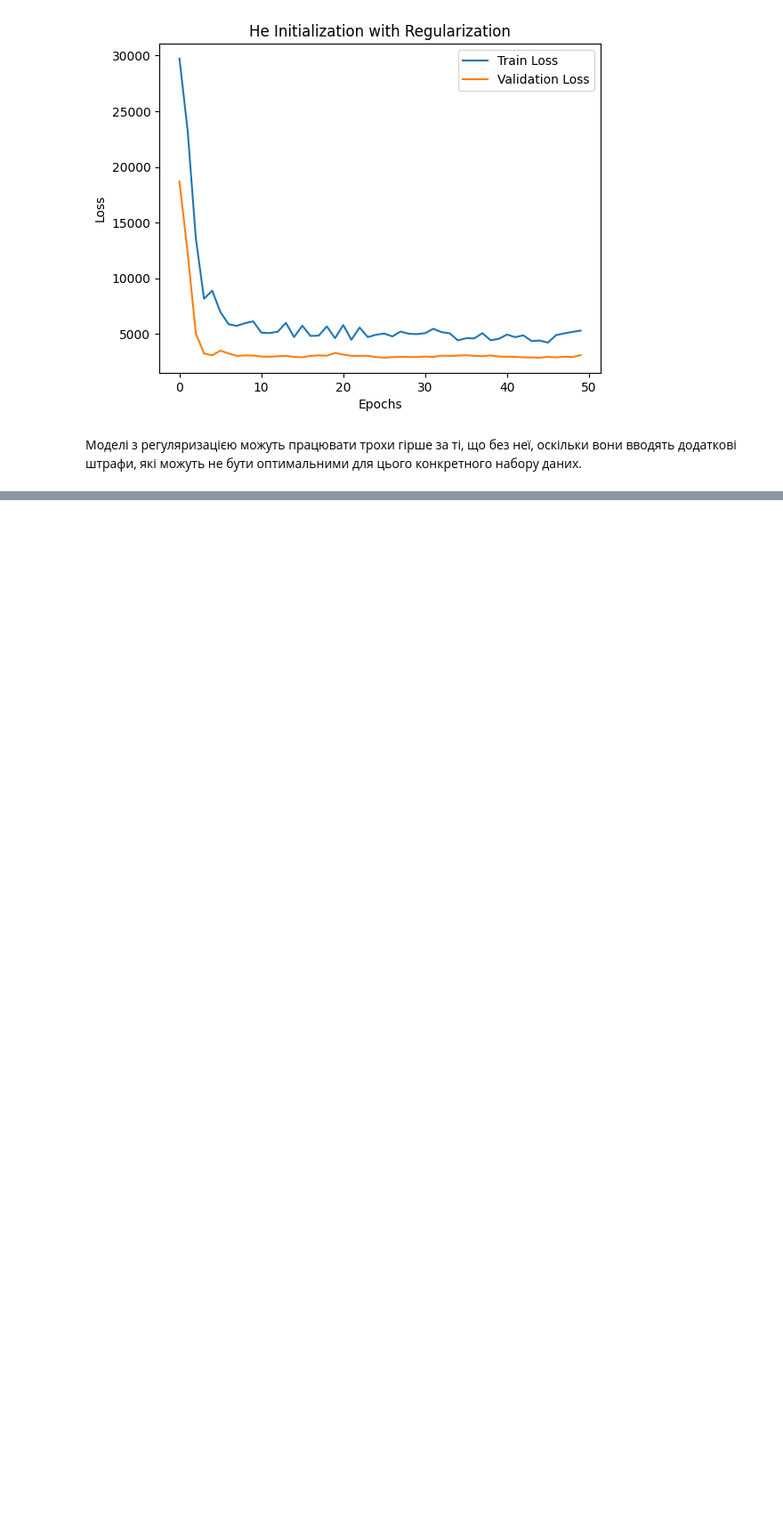
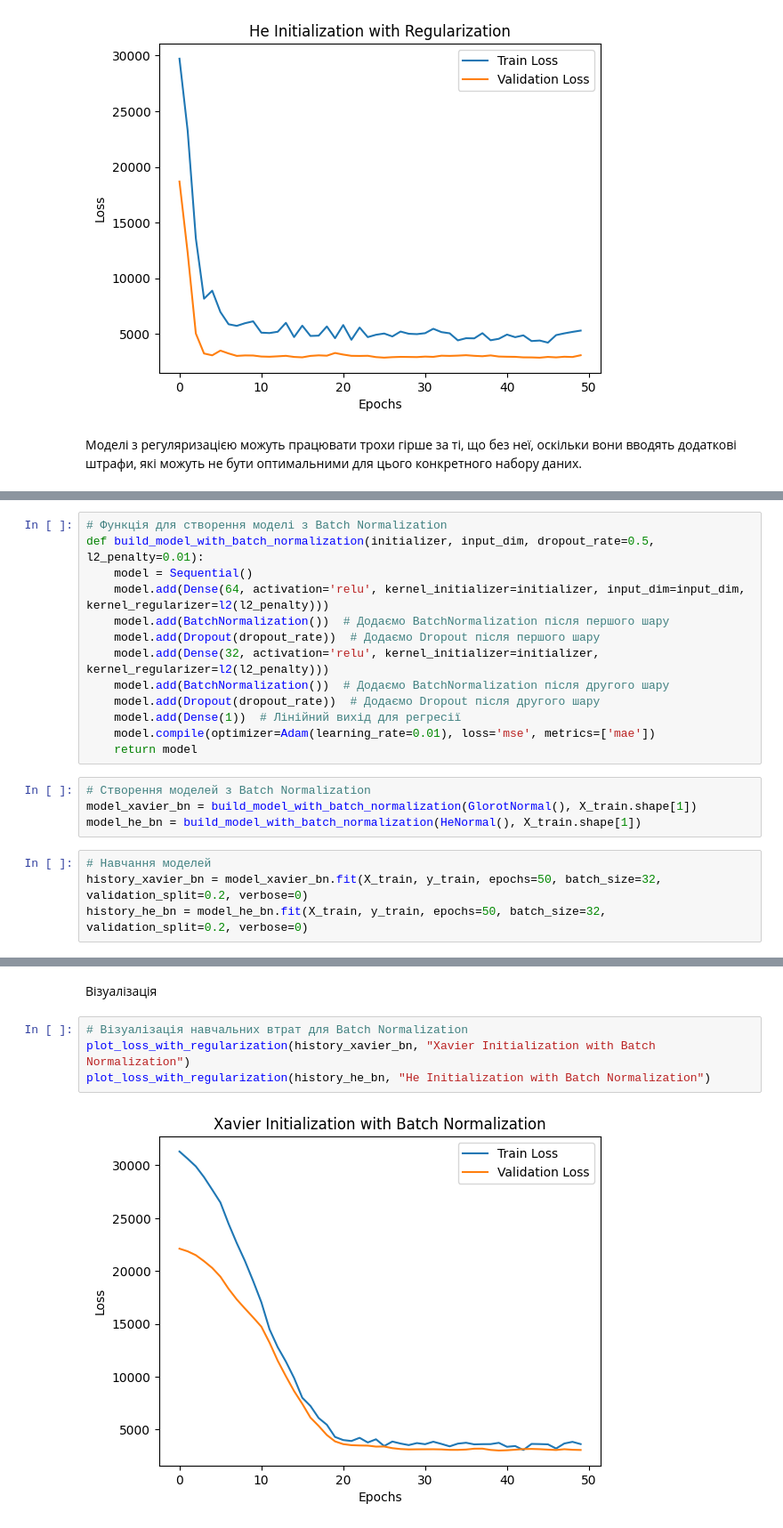
Before and after one commit to kurkur19/Neural_networks_Al_Khmuz_BS_25, a Jupyter notebook: 5lab_NN_Al_Khmuz_BS_25.ipynb, the cells around one changed output, grey strips where cells are left out. Shown: that part at 89% size. Saved outputs shown, nothing was run; the diff lists cells and outputs as text; blank space fills up the shorter version.

```diff
--- a/5lab_NN_Al_Khmuz_BS_25.ipynb
+++ b/5lab_NN_Al_Khmuz_BS_25.ipynb
@@ -408,0 +415,21 @@ plot_loss_with_regularization(history_he_reg, "He Initialization with Regulariza
+# %%
+# Функція для створення моделі з Batch Normalization
+def build_model_with_batch_normalization(initializer, input_dim, dropout_rate=0.5, l2_penalty=0.01):
+    model = Sequential()
+    model.add(Dense(64, activation='relu', kernel_initializer=initializer, input_dim=input_dim, kernel_regularizer=l2(l2_penalty)))
+    model.add(BatchNormalization())  # Додаємо BatchNormalization після першого шару
+    model.add(Dropout(dropout_rate))  # Додаємо Dropout після першого шару
+    model.add(Dense(32, activation='relu', kernel_initializer=initializer, kernel_regularizer=l2(l2_penalty)))
+    model.add(BatchNormalization())  # Додаємо BatchNormalization після другого шару
+    model.add(Dropout(dropout_rate))  # Додаємо Dropout після другого шару
+    model.add(Dense(1))  # Лінійний вихід для регресії
+    model.compile(optimizer=Adam(learning_rate=0.01), loss='mse', metrics=['mae'])
+    return model
+# %%
+# Створення моделей з Batch Normalization
+model_xavier_bn = build_model_with_batch_normalization(GlorotNormal(), X_train.shape[1])
+model_he_bn = build_model_with_batch_normalization(HeNormal(), X_train.shape[1])
+# %%
+# Навчання моделей
+history_xavier_bn = model_xavier_bn.fit(X_train, y_train, epochs=50, batch_size=32, validation_split=0.2, verbose=0)
+history_he_bn = model_he_bn.fit(X_train, y_train, epochs=50, batch_size=32, validation_split=0.2, verbose=0)
@@ -408,0 +451,8 @@ plot_loss_with_regularization(history_he_reg, "He Initialization with Regulariza
+# %% [markdown]
+Візуалізація
+# %%
+# Візуалізація навчальних втрат для Batch Normalization
+plot_loss_with_regularization(history_xavier_bn, "Xavier Initialization with Batch Normalization")
+plot_loss_with_regularization(history_he_bn, "He Initialization with Batch Normalization")
+# %% [output]
+[figure, added]
```
Also changed, not shown: parts of 21 cells of this notebook.
